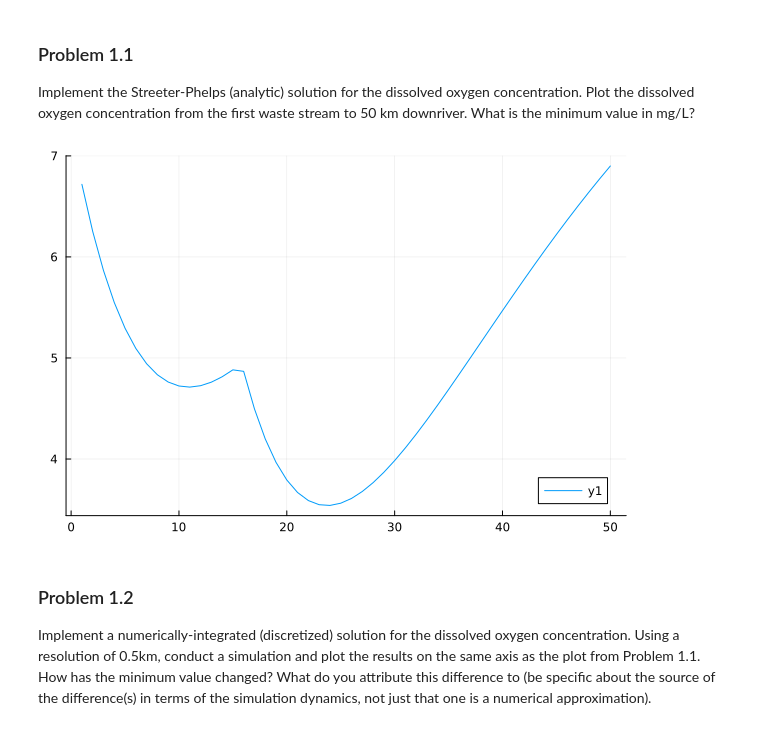
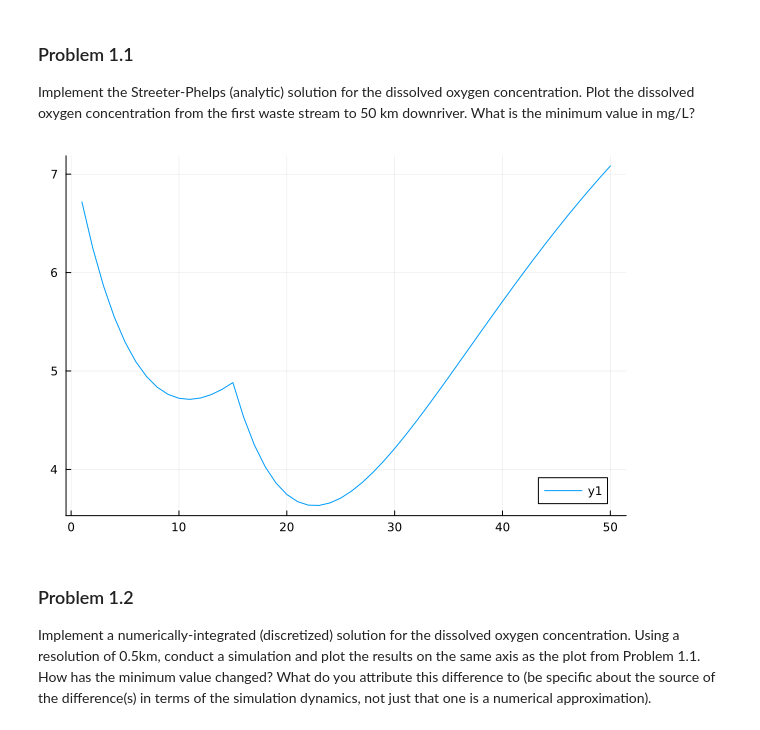
Before and after one commit to BEE4750-FA25/hw3-ellasandwich, a Jupyter notebook: hw03.ipynb, the cells around one changed output. Saved outputs shown, nothing was run; the diff lists cells and outputs as text; code cells hidden in the pictures.

```diff
--- a/hw03.ipynb
+++ b/hw03.ipynb
@@ -76,40 +76,41 @@ mg/L?
 # constants
 kc = 0.35
 kn = 0.25
 ka = 0.55
 U = 6
 Cs = 10
 C_x = []
 # initial C0,B0,and N0
 C0 = (100000*7.5+10000*5)/(110000)
 B0 = (100000*5+10000*50)/(110000)
 N0 = (100000*5+10000*35)/(110000)
 # first 15m, before 2nd discharge
 for i in 1:15
     a1 = exp(-ka*i/U)
     a2 = (kc/(ka-kc))*(exp(-kc*i/U)-exp(-ka*i/U))
     a3 = (kn/(ka-kn))*(exp(-kn*i/U)-exp(-ka*i/U))
     Cx = Cs*(1-a1) + C0*a1 - B0*a2 - N0*a3
     push!(C_x, Cx)
 end
 # now, initial vars considering first discharge for 2nd
 C_0 = (110000*C_x[15]+15000*5)/(115000)
-B_0 = (110000*B0*exp(-kc*14/U)+15000*45)/(115000)
-N_0 = (110000*N0*exp(-kn*14/U)+15000*35)/(115000)
+B_0 = (110000*B0*exp(-kc*15/U)+15000*45)/(115000)
+N_0 = (110000*N0*exp(-kn*15/U)+15000*35)/(115000)
 # remaining 35 m (m15-m50) after 2nd discharge
-for i in 1:35
-    a1 = exp(-ka*i/U)
-    a2 = (kc/(ka-kc))*(exp(-kc*i/U)-exp(-ka*i/U))
-    a3 = (kn/(ka-kn))*(exp(-kn*i/U)-exp(-ka*i/U))
+for i in 17:51
+    x = i-15
+    a1 = exp(-ka*x/U)
+    a2 = (kc/(ka-kc))*(exp(-kc*x/U)-exp(-ka*x/U))
+    a3 = (kn/(ka-kn))*(exp(-kn*x/U)-exp(-ka*x/U))
     Cx = Cs*(1-a1) + C_0*a1 - B_0*a2 - N_0*a3
     push!(C_x, Cx)
 end
 # graphing
 i = [1:50]
 p = plot(i, C_x)
 display(p)
 # %% [output]
-[figure, old version]
+[figure, new version]
 # %% [markdown]
 ### Problem 1.2
 
```
